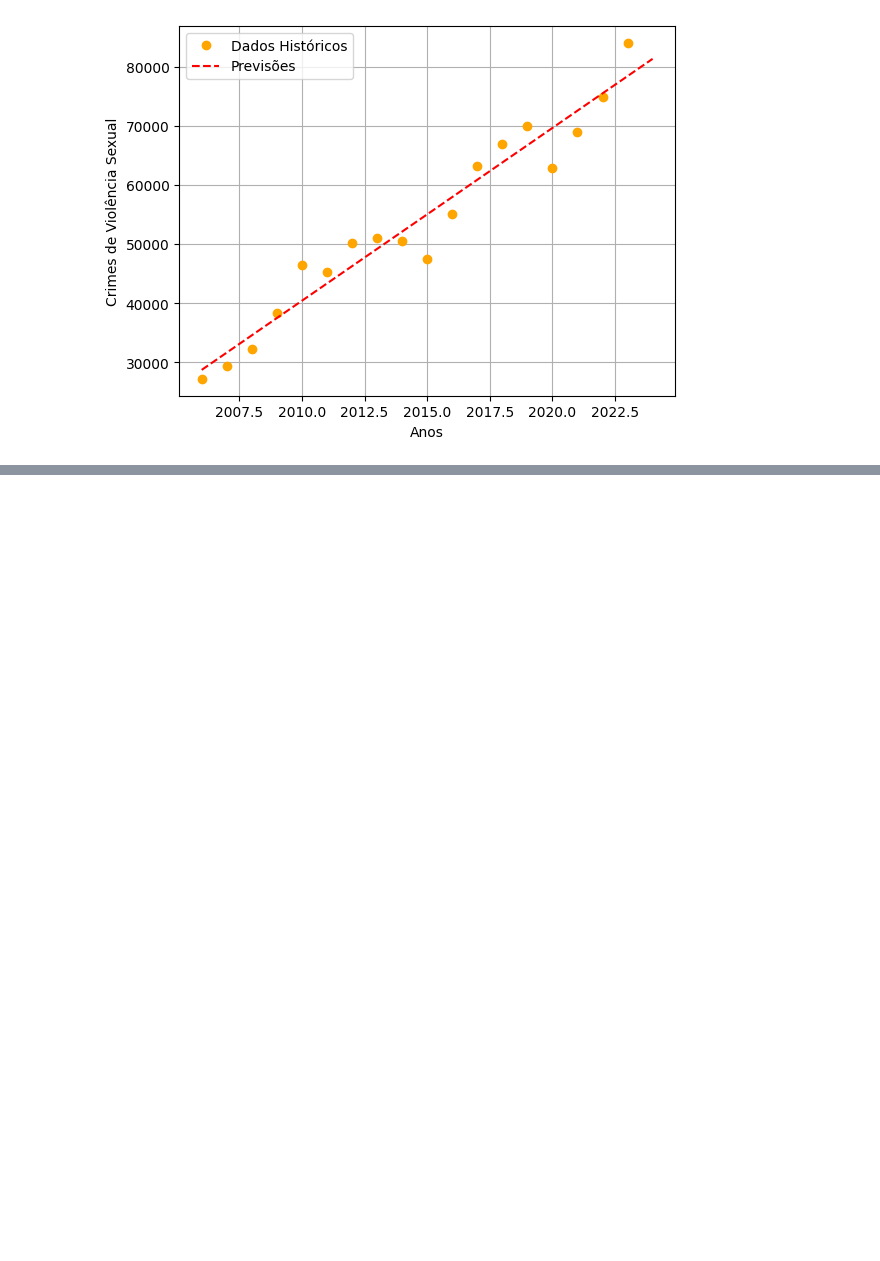
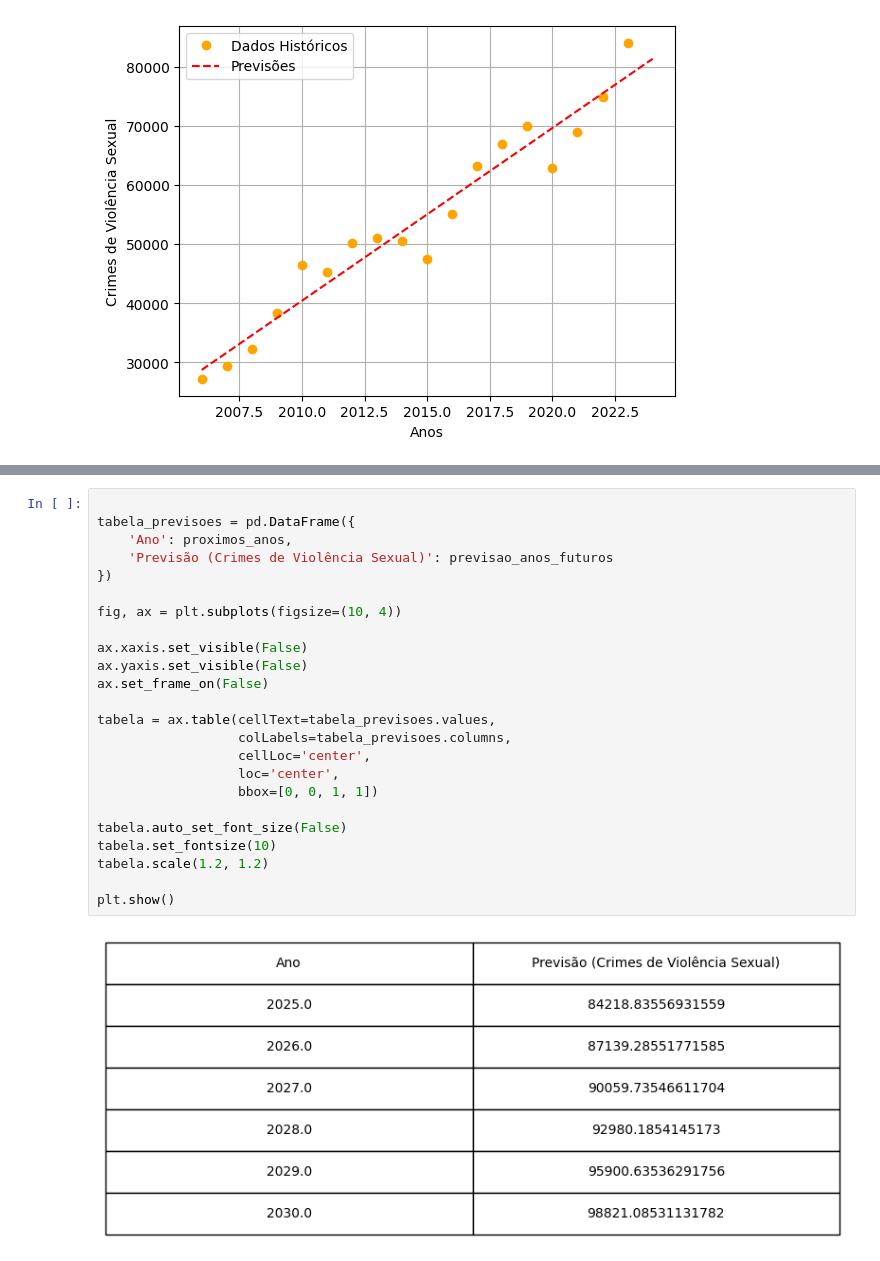
Before and after one commit to murilorrs/Sexual-Crime-Prediction, a Jupyter notebook: model/predict.ipynb, the cells around one changed output, grey strips where cells are left out. Drawn from its saved outputs; the diff is of its cells as text; blank space fills up the shorter version.

```diff
--- a/model/predict.ipynb
+++ b/model/predict.ipynb
@@ -69,0 +72,26 @@ for ano, previsao in zip(proximos_anos, previsao_anos_futuros):
+# %%
+
+tabela_previsoes = pd.DataFrame({
+    'Ano': proximos_anos,
+    'Previsão (Crimes de Violência Sexual)': previsao_anos_futuros
+})
+
+fig, ax = plt.subplots(figsize=(10, 4))
+
+ax.xaxis.set_visible(False)
+ax.yaxis.set_visible(False)
+ax.set_frame_on(False)
+
+tabela = ax.table(cellText=tabela_previsoes.values,
+                  colLabels=tabela_previsoes.columns,
+                  cellLoc='center',
+                  loc='center',
+                  bbox=[0, 0, 1, 1])
+
+tabela.auto_set_font_size(False)
+tabela.set_fontsize(10)
+tabela.scale(1.2, 1.2)
+
+plt.show()
+# %% [output]
+[figure, added]
```
Also changed, not shown: parts of 2 cells of this notebook, 3 other files.
